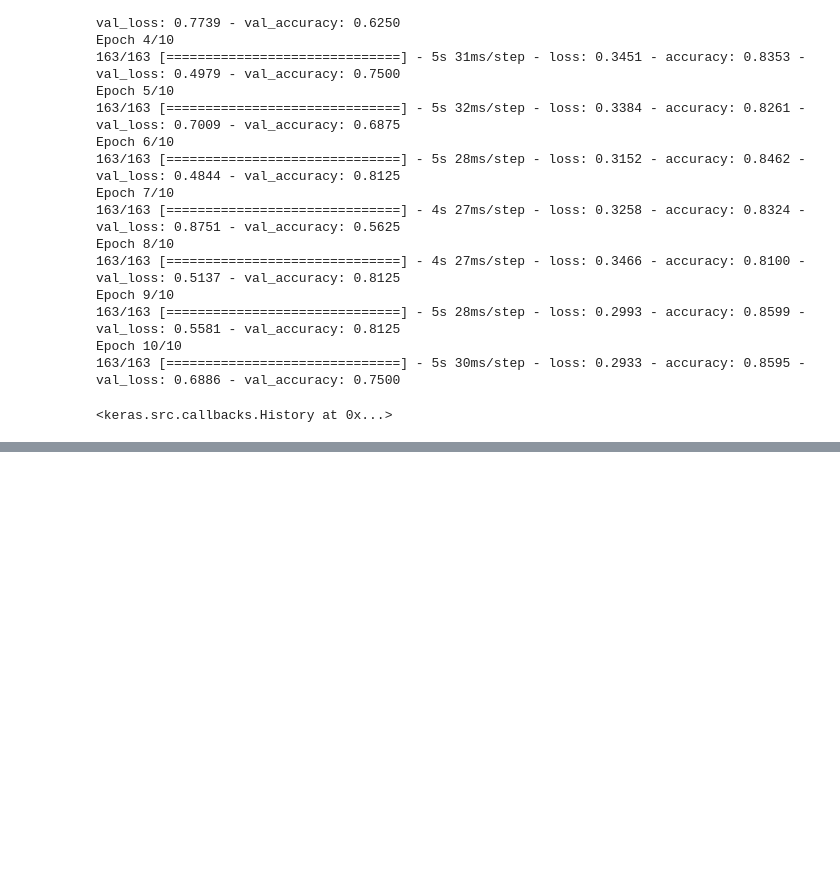
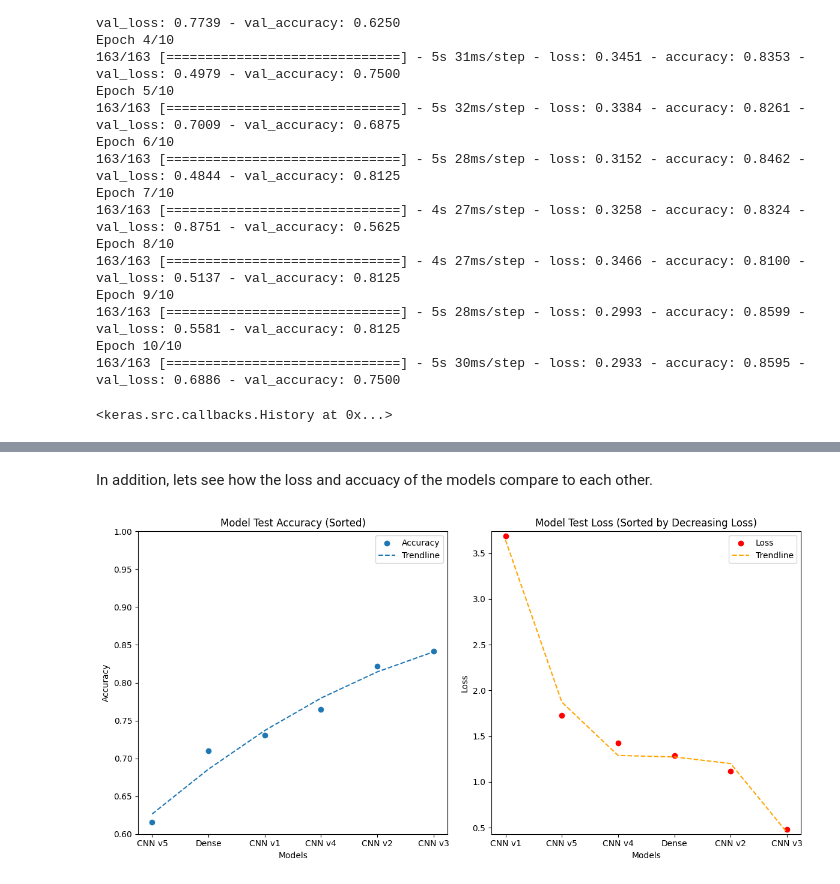
Before and after one commit to malikmahdivika/BMEN415-ML, a Jupyter notebook: Image_Classification.ipynb, the cells around one changed output, grey strips where cells are left out. Cells and saved outputs as stored; diff of their text form; code cells hidden in the pictures; blank space fills up the shorter version.

```diff
--- a/Image_Classification.ipynb
+++ b/Image_Classification.ipynb
@@ -196,0 +477,12 @@ Test loss: 1.2856919765472412
+# %%
+from sklearn.utils.class_weight import compute_class_weight
+
+# Compute class weights
+class_weights = compute_class_weight(
+    class_weight='balanced',
+    classes=np.unique(y_train),
+    y=y_train
+)
+class_weights = dict(enumerate(class_weights))
+
+print("\nClass weights:", class_weights)
@@ -196,0 +549,5 @@ Test loss: 1.2856919765472412
+# %%
+# Evaluate the model on the test set
+test_lossv5, test_accv5 = cnn_model_v5.evaluate(X_test, y_test, verbose=2)
+print("\nTest accuracy:", test_accv5)
+print("Test loss:", test_lossv5)
@@ -196,0 +604,51 @@ Test loss: 1.2856919765472412
+# %% [markdown]
+In addition, lets see how the loss and accuacy of the models compare to each other.
+# %%
+import matplotlib.pyplot as plt
+import numpy as np
+
+# Model performance data
+models = ['Dense', 'CNN v1', 'CNN v2', 'CNN v3', 'CNN v4', 'CNN v5']
+test_accuracies = [dense_test_acc, test_accv1, test_accv2, test_accv3, test_accv4, test_accv5]
+test_losses = [dense_test_loss, test_lossv1, test_lossv2, test_lossv3, test_lossv4, test_lossv5]
+
+# Sort by accuracy (increasing order)
+sorted_indices_acc = np.argsort(test_accuracies)
+models_sorted_acc = [models[i] for i in sorted_indices_acc]
+test_accuracies_sorted = [test_accuracies[i] for i in sorted_indices_acc]
+test_losses_sorted_acc = [test_losses[i] for i in sorted_indices_acc]
+
+# Sort loss in decreasing order
+sorted_indices_loss_desc = np.argsort(test_losses)[::-1]
+models_sorted_loss_desc = [models[i] for i in sorted_indices_loss_desc]
+test_losses_sorted_desc = [test_losses[i] for i in sorted_indices_loss_desc]
+
+# Plot accuracy (sorted by accuracy)
+plt.figure(figsize=(12, 6))
+plt.subplot(1, 2, 1)
+plt.scatter(models_sorted_acc, test_accuracies_sorted, marker='o', label='Accuracy')
+z = np.polyfit(range(len(models_sorted_acc)), test_accuracies_sorted, 2)
+p = np.poly1d(z)
+plt.plot(models_sorted_acc, p(range(len(models_sorted_acc))), linestyle='--', label='Trendline')
+plt.title('Model Test Accuracy (Sorted)')
+plt.xlabel('Models')
+plt.ylabel('Accuracy')
+plt.ylim(0.6, 1.0)
+plt.legend()
+
+# Plot loss (sorted by decreasing loss)
+plt.subplot(1, 2, 2)
+plt.scatter(models_sorted_loss_desc, test_losses_sorted_desc, marker='o', color='red', label='Loss')
+z_desc = np.polyfit(range(len(models_sorted_loss_desc)), test_losses_sorted_desc, 3)
+p_desc = np.poly1d(z_desc)
+plt.plot(models_sorted_loss_desc, p_desc(range(len(models_sorted_loss_desc))), linestyle='--', color='orange', label='Trendline')
+plt.title('Model Test Loss (Sorted by Decreasing Loss)')
+plt.xlabel('Models')
+plt.ylabel('Loss')
+plt.ylim(min(test_losses_sorted_desc) - 0.05, max(test_losses_sorted_desc) + 0.05)  # Dynamically adjust y-axis limits
+plt.legend()
+
+plt.tight_layout()
+plt.show()
+# %% [output]
+[figure, added]
```
Also changed, not shown: parts of 30 cells of this notebook.
